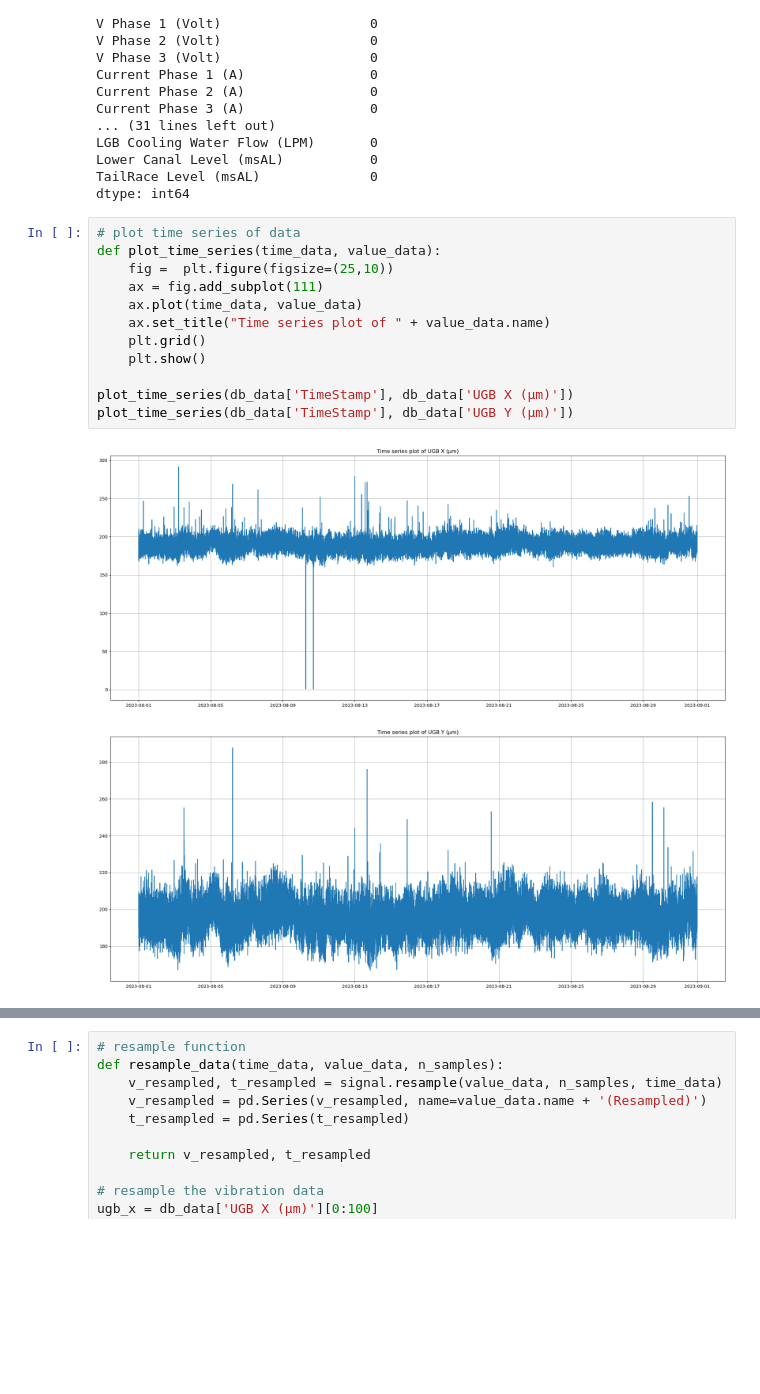
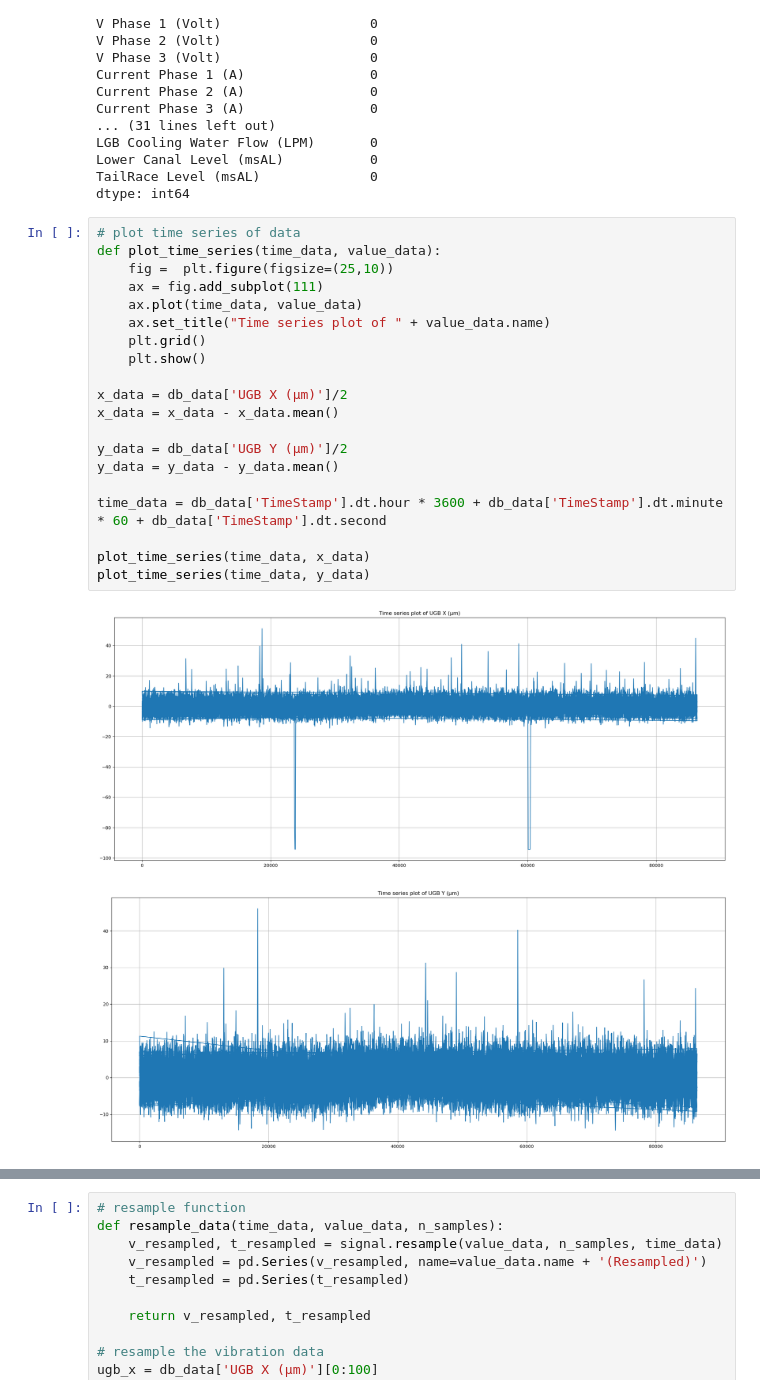
Before and after one commit to mekatronik-achmadi/Predict-CBM, a Jupyter notebook: Vale/TestOlahPy/preliminary_data_analysis/preliminary_data_analysis.ipynb, the cells around one changed output, grey strips where cells are left out. Saved outputs shown, nothing was run; the diff lists cells and outputs as text; blank space fills up the shorter version.

Commit message:
update on PA data and event taging

```diff
--- a/Vale/TestOlahPy/preliminary_data_analysis/preliminary_data_analysis.ipynb
+++ b/Vale/TestOlahPy/preliminary_data_analysis/preliminary_data_analysis.ipynb
@@ -42,15 +42,23 @@ dtype: int64
 # %%
 # plot time series of data
 def plot_time_series(time_data, value_data):
     fig =  plt.figure(figsize=(25,10))
     ax = fig.add_subplot(111)
     ax.plot(time_data, value_data)
     ax.set_title("Time series plot of " + value_data.name)
     plt.grid()
     plt.show()
 
-plot_time_series(db_data['TimeStamp'], db_data['UGB X (µm)'])
-plot_time_series(db_data['TimeStamp'], db_data['UGB Y (µm)'])
+x_data = db_data['UGB X (µm)']/2
+x_data = x_data - x_data.mean()
+
+y_data = db_data['UGB Y (µm)']/2
+y_data = y_data - y_data.mean()
+
+time_data = db_data['TimeStamp'].dt.hour * 3600 + db_data['TimeStamp'].dt.minute * 60 + db_data['TimeStamp'].dt.second
+
+plot_time_series(time_data, x_data)
+plot_time_series(time_data, y_data)
 # %% [output]
-[figure, old version]
+[figure, new version]
-[figure, old version]
+[figure, new version]
```
Also changed, not shown: parts of 2 cells of this notebook, 8 other files.
